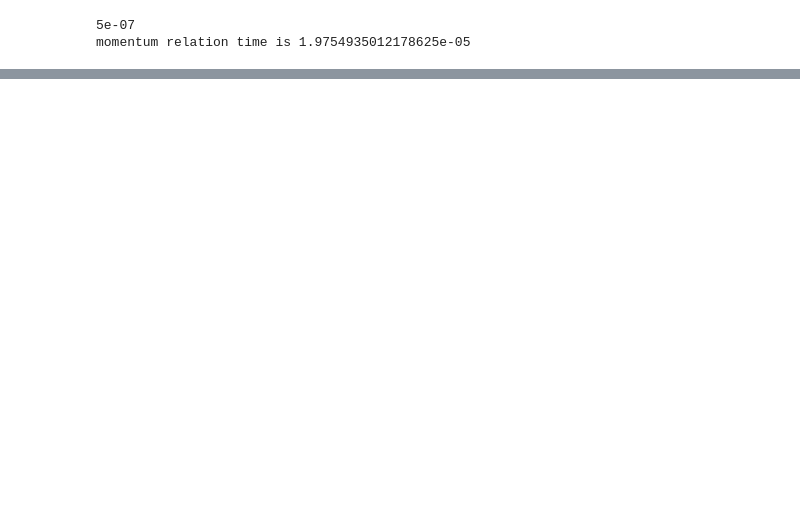
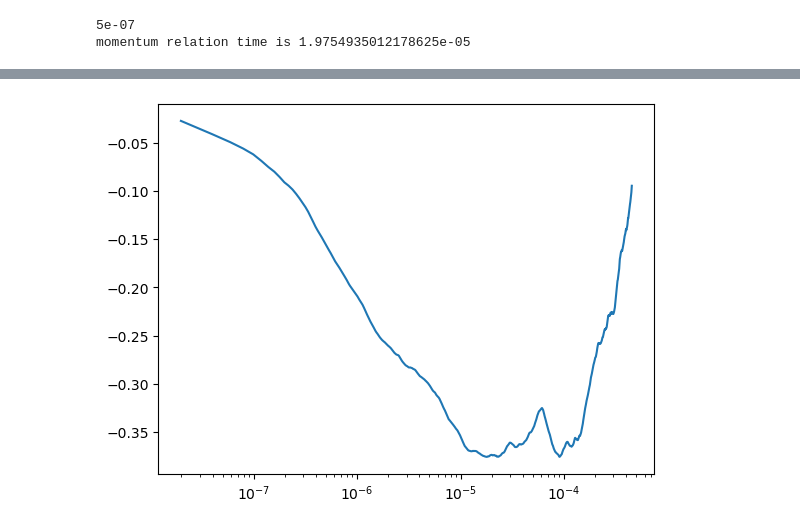
Before and after one commit to mcthumann/Brownian_Data_Analysis, a Jupyter notebook: polished_scripts/Analytical_Simulation_Data_Trio.ipynb, the cells around one changed output, grey strips where cells are left out. Cells and saved outputs as stored; diff of their text form; code cells hidden in the pictures; blank space fills up the shorter version.

```diff
--- a/polished_scripts/Analytical_Simulation_Data_Trio.ipynb
+++ b/polished_scripts/Analytical_Simulation_Data_Trio.ipynb
@@ -27,7 +29,7 @@ timestep_data = bin_number_data/200000000
 print(timestep_data)
 print("momentum relation time is " + str(_m/_v_force))
 # TOLERANCES
-tols = [.01]
+tols = [.0051]
 gap_min = 500
 # %% [output]
 5e-07
@@ -476,3 +560,15 @@ tp is 1.9754935012178625e-05
+# %%
+from scipy.interpolate import interp1d
+s_interp = interp1d(times_analytic, speeds_analytic[0])
+
+a_speed = s_interp(lag_times_speed[1:])
+diff = (sim_speeds_msds[0][1:] - a_speed)/a_speed
+plt.plot(lag_times_speed[1:],diff, label=f"Speed difference")
+# plt.xlim(left = 0, right = 2e-5)
+plt.xscale('log')
+plt.show()
+# %% [output]
+[figure, added]
 # %%
 from scipy.interpolate import interp1d #find ratio
 off_by = []
```
Also changed, not shown: parts of 12 cells of this notebook, 6 other files.
